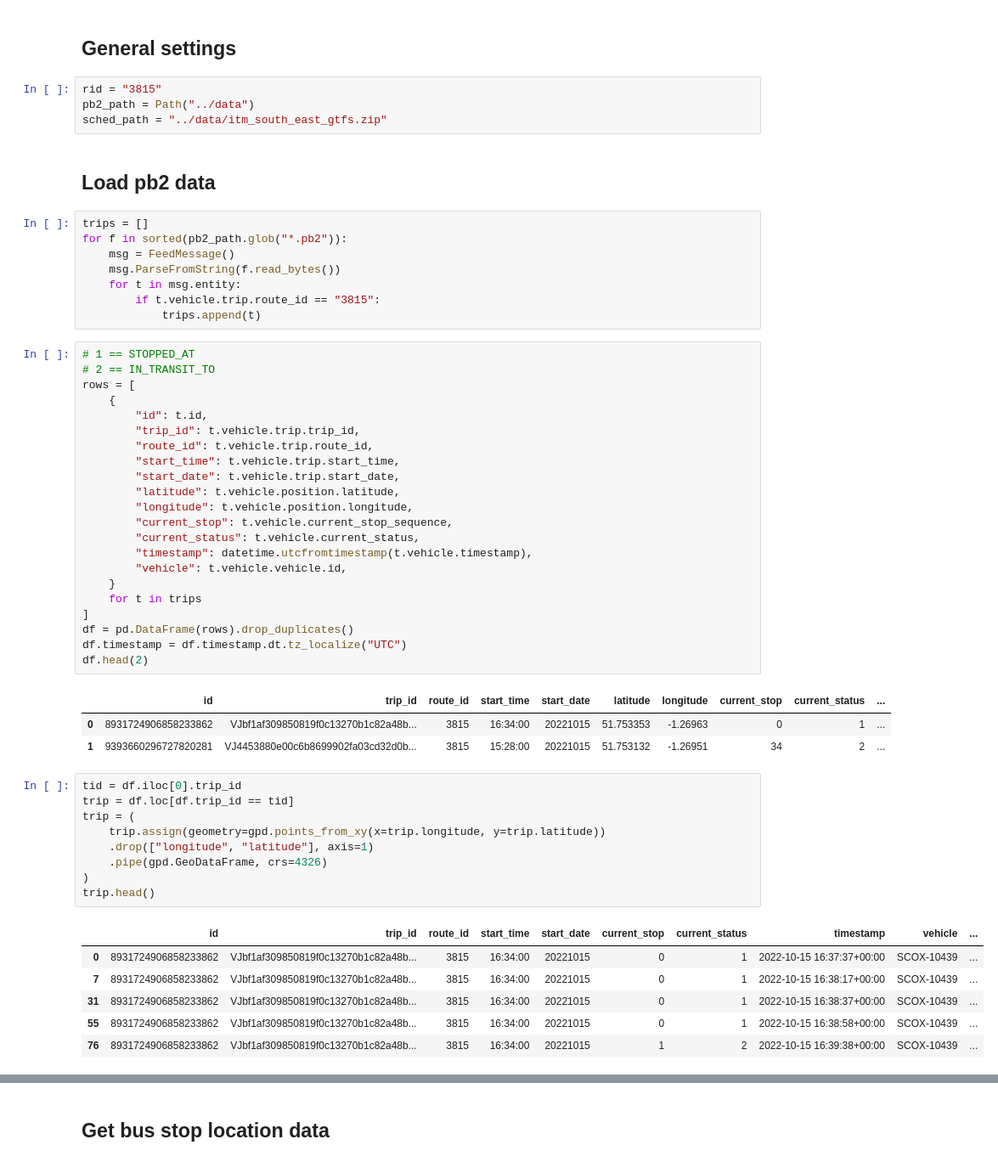
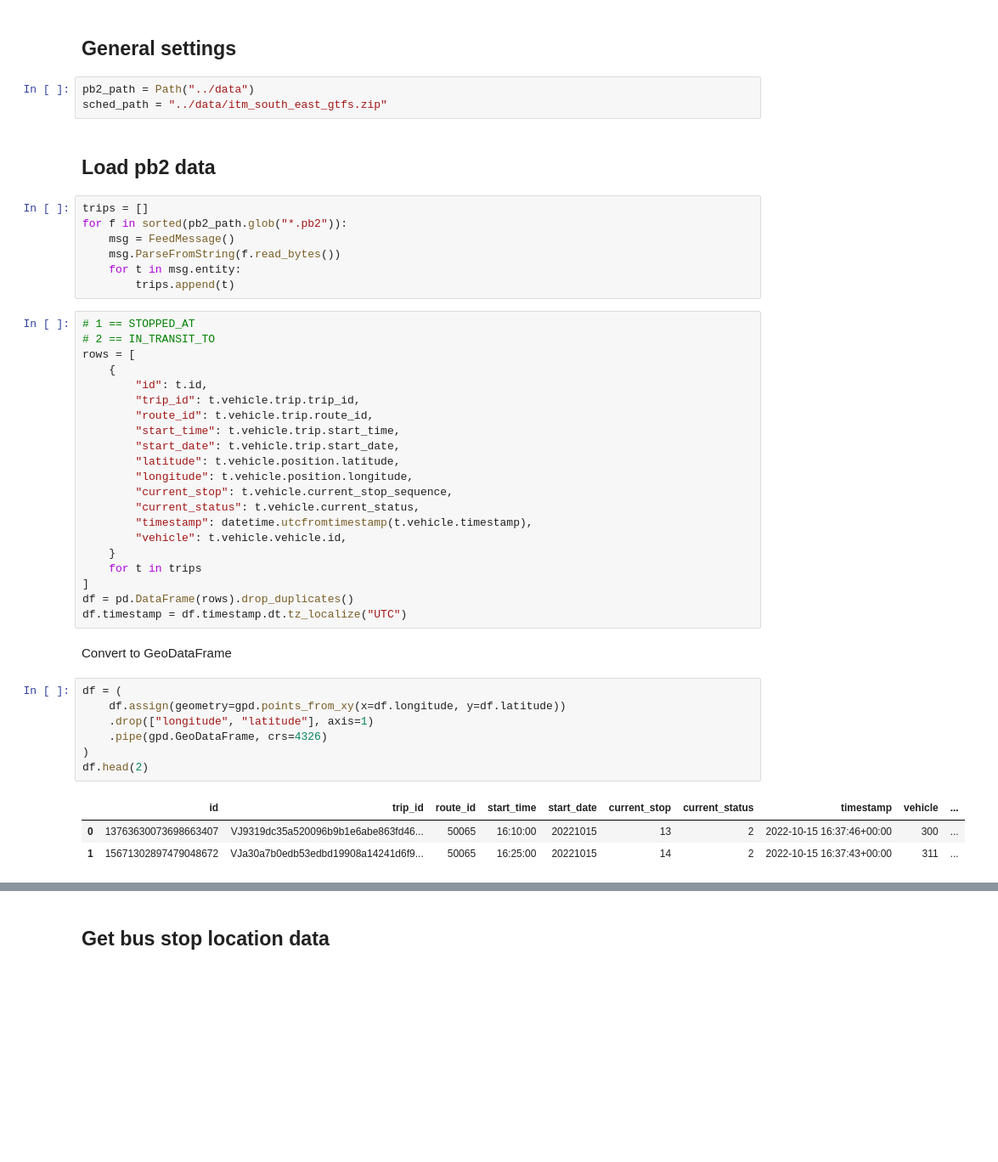
Before and after one commit to carderne/bods, a Jupyter notebook: notebooks/boarding_time.ipynb, the cells around one changed output, grey strips where cells are left out. Shown: that part at 85% size. Drawn from its saved outputs; the diff is of its cells as text; blank space fills up the shorter version.

```diff
--- a/notebooks/boarding_time.ipynb
+++ b/notebooks/boarding_time.ipynb
@@ -14,7 +14,6 @@ from google.transit.gtfs_realtime_pb2 import FeedMessage
 # %% [markdown]
 ## General settings
 # %%
-rid = "3815"
 pb2_path = Path("../data")
 sched_path = "../data/itm_south_east_gtfs.zip"
 # %% [markdown]
@@ -25,8 +24,7 @@ for f in sorted(pb2_path.glob("*.pb2")):
     msg = FeedMessage()
     msg.ParseFromString(f.read_bytes())
     for t in msg.entity:
-        if t.vehicle.trip.route_id == "3815":
-            trips.append(t)
+        trips.append(t)
 # %%
 # 1 == STOPPED_AT
 # 2 == IN_TRANSIT_TO
@@ -48,24 +46,16 @@ rows = [
 ]
 df = pd.DataFrame(rows).drop_duplicates()
 df.timestamp = df.timestamp.dt.tz_localize("UTC")
-df.head(2)
-# %% [output]
-|  | id | trip_id | route_id | start_time | start_date | latitude | longitude | current_stop | current_status | ... |
-| 0 | 8931724906858233862 | VJbf1af309850819f0c13270b1c82a48b... | 3815 | 16:34:00 | 20221015 | 51.753353 | -1.26963 | 0 | 1 | ... |
-| 1 | 9393660296727820281 | VJ4453880e00c6b8699902fa03cd32d0b... | 3815 | 15:28:00 | 20221015 | 51.753132 | -1.26951 | 34 | 2 | ... |
+# %% [markdown]
+Convert to GeoDataFrame
 # %%
-tid = df.iloc[0].trip_id
-trip = df.loc[df.trip_id == tid]
-trip = (
-    trip.assign(geometry=gpd.points_from_xy(x=trip.longitude, y=trip.latitude))
+df = (
+    df.assign(geometry=gpd.points_from_xy(x=df.longitude, y=df.latitude))
     .drop(["longitude", "latitude"], axis=1)
     .pipe(gpd.GeoDataFrame, crs=4326)
 )
-trip.head()
+df.head(2)
 # %% [output]
 |  | id | trip_id | route_id | start_time | start_date | current_stop | current_status | timestamp | vehicle | ... |
-| 0 | 8931724906858233862 | VJbf1af309850819f0c13270b1c82a48b... | 3815 | 16:34:00 | 20221015 | 0 | 1 | 2022-10-15 16:37:37+00:00 | SCOX-10439 | ... |
-| 7 | 8931724906858233862 | VJbf1af309850819f0c13270b1c82a48b... | 3815 | 16:34:00 | 20221015 | 0 | 1 | 2022-10-15 16:38:17+00:00 | SCOX-10439 | ... |
-| 31 | 8931724906858233862 | VJbf1af309850819f0c13270b1c82a48b... | 3815 | 16:34:00 | 20221015 | 0 | 1 | 2022-10-15 16:38:37+00:00 | SCOX-10439 | ... |
-| 55 | 8931724906858233862 | VJbf1af309850819f0c13270b1c82a48b... | 3815 | 16:34:00 | 20221015 | 0 | 1 | 2022-10-15 16:38:58+00:00 | SCOX-10439 | ... |
-| 76 | 8931724906858233862 | VJbf1af309850819f0c13270b1c82a48b... | 3815 | 16:34:00 | 20221015 | 1 | 2 | 2022-10-15 16:39:38+00:00 | SCOX-10439 | ... |
+| 0 | 13763630073698663407 | VJ9319dc35a520096b9b1e6abe863fd46... | 50065 | 16:10:00 | 20221015 | 13 | 2 | 2022-10-15 16:37:46+00:00 | 300 | ... |
+| 1 | 15671302897479048672 | VJa30a7b0edb53edbd19908a14241d6f9... | 50065 | 16:25:00 | 20221015 | 14 | 2 | 2022-10-15 16:37:43+00:00 | 311 | ... |
```
Also changed, not shown: parts of 10 cells of this notebook, 6 other files.
